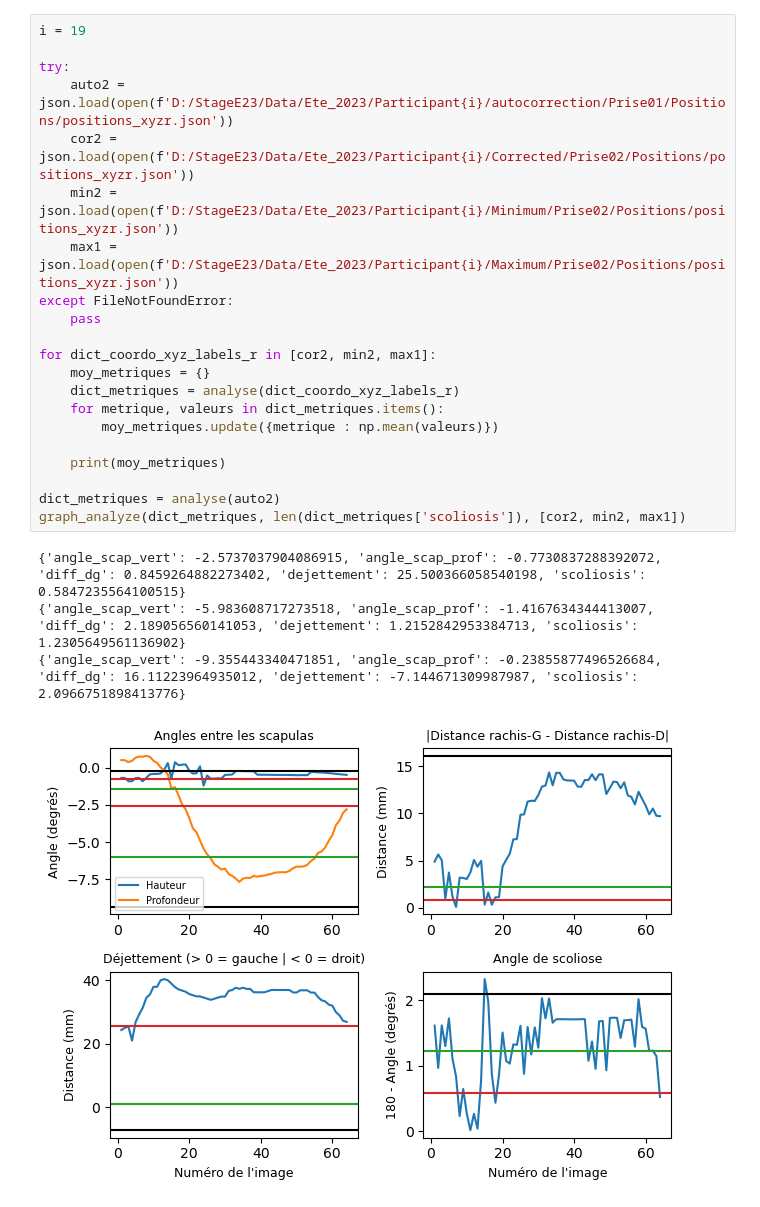
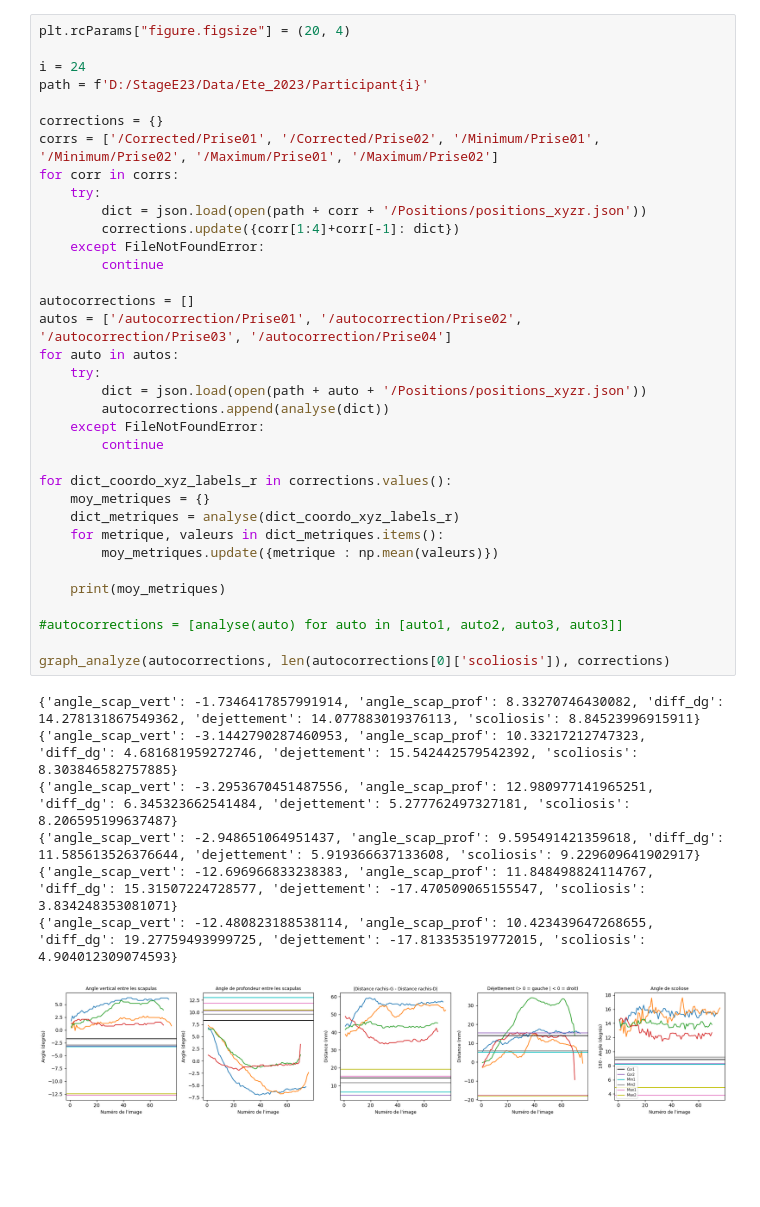
Before and after one commit to ghazalebra/interface_scoliose, a Jupyter notebook: graph_correction.ipynb, the cells around one changed output. Drawn from its saved outputs; the diff is of its cells as text; blank space fills up the shorter version.

Commit message:
notebook to plot indices with corrections targets

```diff
--- a/graph_correction.ipynb
+++ b/graph_correction.ipynb
@@ -85,27 +96,44 @@ def graph_analyze(dict_metriques, nb_im, corrections):
     plt.tight_layout()
-# %%
-i = 19
-
-try:
-    auto2 = json.load(open(f'D:/StageE23/Data/Ete_2023/Participant{i}/autocorrection/Prise01/Positions/positions_xyzr.json'))
-    cor2 = json.load(open(f'D:/StageE23/Data/Ete_2023/Participant{i}/Corrected/Prise02/Positions/positions_xyzr.json'))
-    min2 = json.load(open(f'D:/StageE23/Data/Ete_2023/Participant{i}/Minimum/Prise02/Positions/positions_xyzr.json'))
-    max1 = json.load(open(f'D:/StageE23/Data/Ete_2023/Participant{i}/Maximum/Prise02/Positions/positions_xyzr.json'))
-except FileNotFoundError:
-    pass
-
-for dict_coordo_xyz_labels_r in [cor2, min2, max1]:
-    moy_metriques = {}
-    dict_metriques = analyse(dict_coordo_xyz_labels_r)
-    for metrique, valeurs in dict_metriques.items():
-        moy_metriques.update({metrique : np.mean(valeurs)})
-
-    print(moy_metriques)
-
-dict_metriques = analyse(auto2)
-graph_analyze(dict_metriques, len(dict_metriques['scoliosis']), [cor2, min2, max1])
-# %% [output]
-{'angle_scap_vert': -2.5737037904086915, 'angle_scap_prof': -0.7730837288392072, 'diff_dg': 0.8459264882273402, 'dejettement': 25.500366058540198, 'scoliosis': 0.5847235564100515}
-{'angle_scap_vert': -5.983608717273518, 'angle_scap_prof': -1.4167634344413007, 'diff_dg': 2.189056560141053, 'dejettement': 1.2152842953384713, 'scoliosis': 1.2305649561136902}
-{'angle_scap_vert': -9.355443340471851, 'angle_scap_prof': -0.23855877496526684, 'diff_dg': 16.11223964935012, 'dejettement': -7.144671309987987, 'scoliosis': 2.0966751898413776}
-[figure, removed]
+# %%
+plt.rcParams["figure.figsize"] = (20, 4)
+
+i = 24
+path = f'D:/StageE23/Data/Ete_2023/Participant{i}'
+
+corrections = {}
+corrs = ['/Corrected/Prise01', '/Corrected/Prise02', '/Minimum/Prise01', '/Minimum/Prise02', '/Maximum/Prise01', '/Maximum/Prise02']
+for corr in corrs:
+    try:
+        dict = json.load(open(path + corr + '/Positions/positions_xyzr.json'))
+        corrections.update({corr[1:4]+corr[-1]: dict})
+    except FileNotFoundError:
+        continue
+
+autocorrections = []
+autos = ['/autocorrection/Prise01', '/autocorrection/Prise02', '/autocorrection/Prise03', '/autocorrection/Prise04']
+for auto in autos:
+    try:
+        dict = json.load(open(path + auto + '/Positions/positions_xyzr.json'))
+        autocorrections.append(analyse(dict))
+    except FileNotFoundError:
+        continue
+
+for dict_coordo_xyz_labels_r in corrections.values():
+    moy_metriques = {}
+    dict_metriques = analyse(dict_coordo_xyz_labels_r)
+    for metrique, valeurs in dict_metriques.items():
+        moy_metriques.update({metrique : np.mean(valeurs)})
+
+    print(moy_metriques)
+
+#autocorrections = [analyse(auto) for auto in [auto1, auto2, auto3, auto3]]
+
+graph_analyze(autocorrections, len(autocorrections[0]['scoliosis']), corrections)
+# %% [output]
+{'angle_scap_vert': -1.7346417857991914, 'angle_scap_prof': 8.33270746430082, 'diff_dg': 14.278131867549362, 'dejettement': 14.077883019376113, 'scoliosis': 8.84523996915911}
+{'angle_scap_vert': -3.1442790287460953, 'angle_scap_prof': 10.33217212747323, 'diff_dg': 4.681681959272746, 'dejettement': 15.542442579542392, 'scoliosis': 8.303846582757885}
+{'angle_scap_vert': -3.2953670451487556, 'angle_scap_prof': 12.980977141965251, 'diff_dg': 6.345323662541484, 'dejettement': 5.277762497327181, 'scoliosis': 8.206595199637487}
+{'angle_scap_vert': -2.948651064951437, 'angle_scap_prof': 9.595491421359618, 'diff_dg': 11.585613526376644, 'dejettement': 5.919366637133608, 'scoliosis': 9.229609641902917}
+{'angle_scap_vert': -12.696966833238383, 'angle_scap_prof': 11.848498824114767, 'diff_dg': 15.31507224728577, 'dejettement': -17.470509065155547, 'scoliosis': 3.834248353081071}
+{'angle_scap_vert': -12.480823188538114, 'angle_scap_prof': 10.423439647268655, 'diff_dg': 19.27759493999725, 'dejettement': -17.813353519772015, 'scoliosis': 4.904012309074593}
+[figure, added]
```
Also changed, not shown: parts of 3 cells of this notebook.
